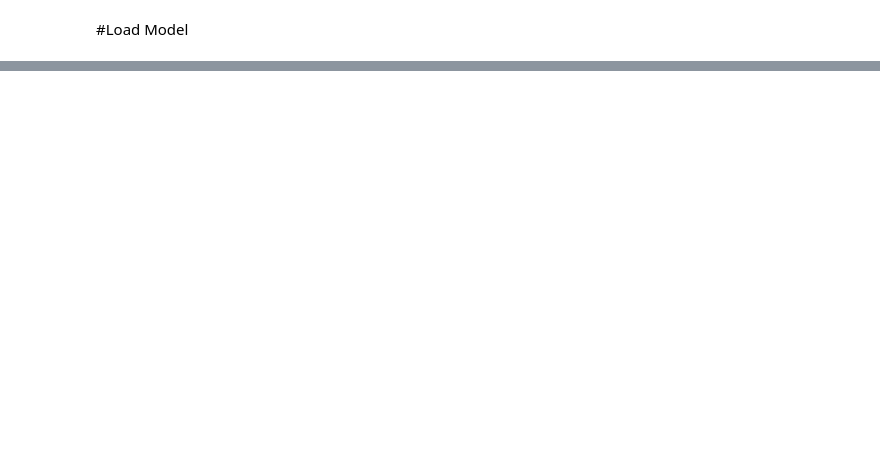
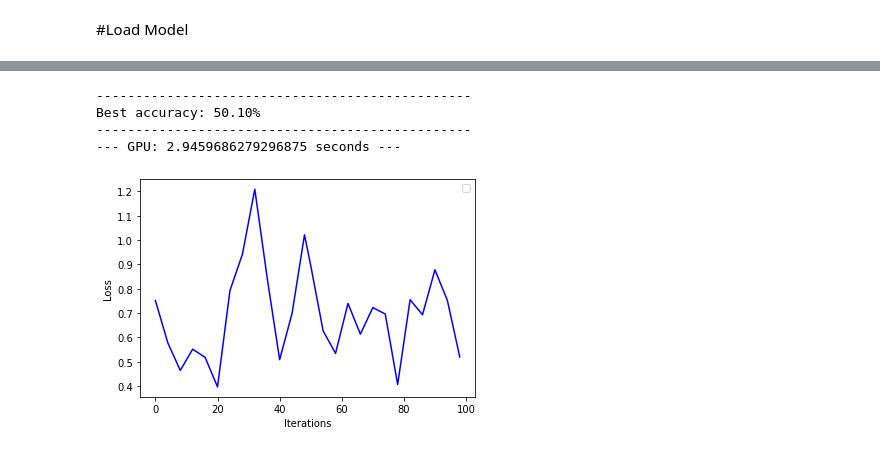
Before and after one commit to julianfbeck/KI-Lab, a Jupyter notebook: Assignment_3_2_OWCA.ipynb, the cells around one changed output, grey strips where cells are left out. Cells and saved outputs as stored; diff of their text form; code cells hidden in the pictures; blank space fills up the shorter version.

```diff
--- a/Assignment_3_2_OWCA.ipynb
+++ b/Assignment_3_2_OWCA.ipynb
@@ -163,0 +374,12 @@ def load_images(freeze = False):
+# %%
+net = loadNet(False, 0.0001) # default parameters
+train(net, 2)
+#showTestPerClass(net)
+
+createTrainingLossPlot()
+# %% [output]
+------------------------------------------------
+Best accuracy: 50.10%
+------------------------------------------------
+--- GPU: 2.9459686279296875 seconds ---
+[figure, added]
```
Also changed, not shown: parts of 51 cells of this notebook.
